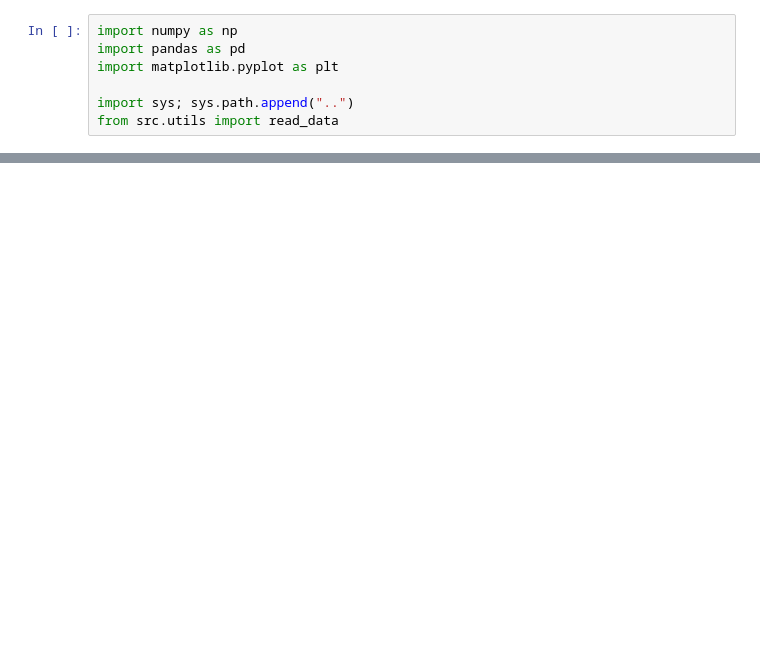
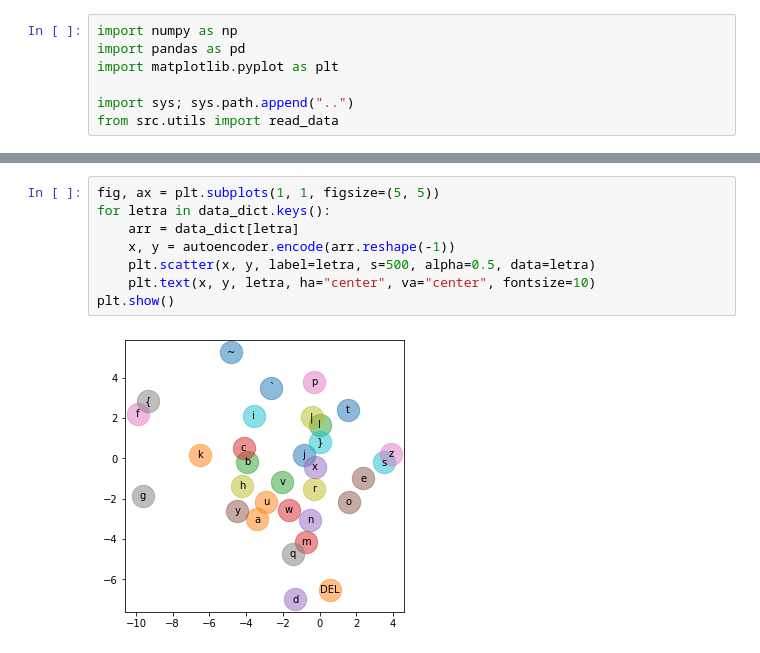
Before and after one commit to jbarberia/sia-tp5, a Jupyter notebook: notebooks/ejercicio1.ipynb, the cells around one changed output, grey strips where cells are left out. Cells and saved outputs as stored; diff of their text form; blank space fills up the shorter version.

```diff
--- a/notebooks/ejercicio1.ipynb
+++ b/notebooks/ejercicio1.ipynb
@@ -46,0 +81,10 @@ plt.show()
+# %%
+fig, ax = plt.subplots(1, 1, figsize=(5, 5))
+for letra in data_dict.keys():
+	arr = data_dict[letra]
+	x, y = autoencoder.encode(arr.reshape(-1))
+	plt.scatter(x, y, label=letra, s=500, alpha=0.5, data=letra)
+	plt.text(x, y, letra, ha="center", va="center", fontsize=10)
+plt.show()
+# %% [output]
+[figure, added]
```
Also changed, not shown: parts of 15 cells of this notebook, 2 other files.
